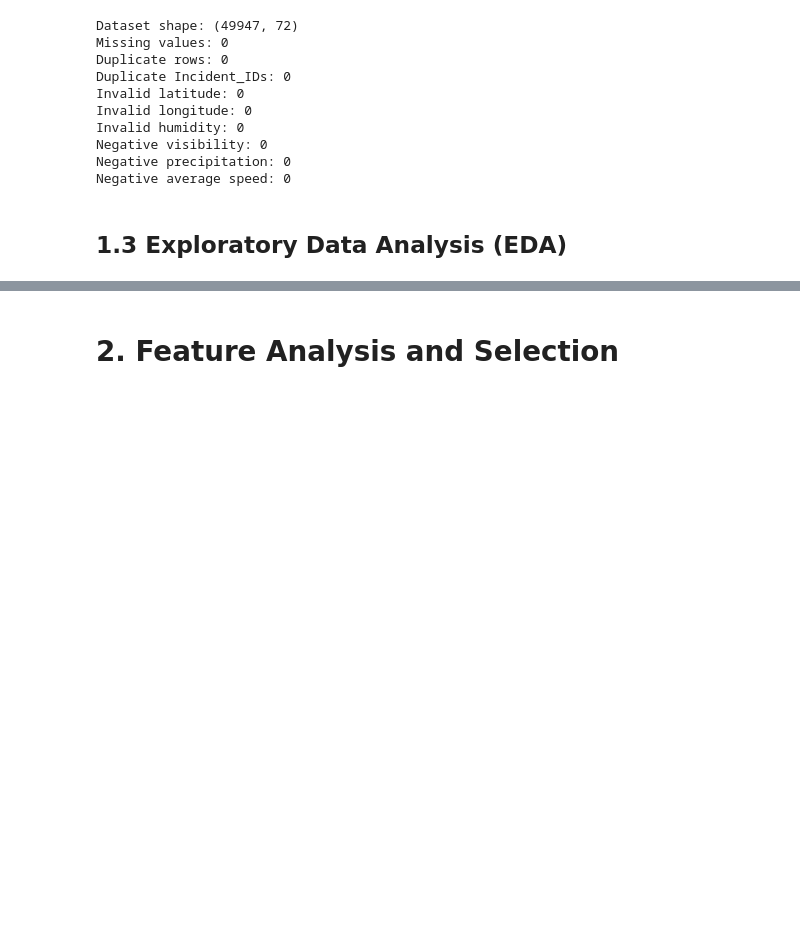
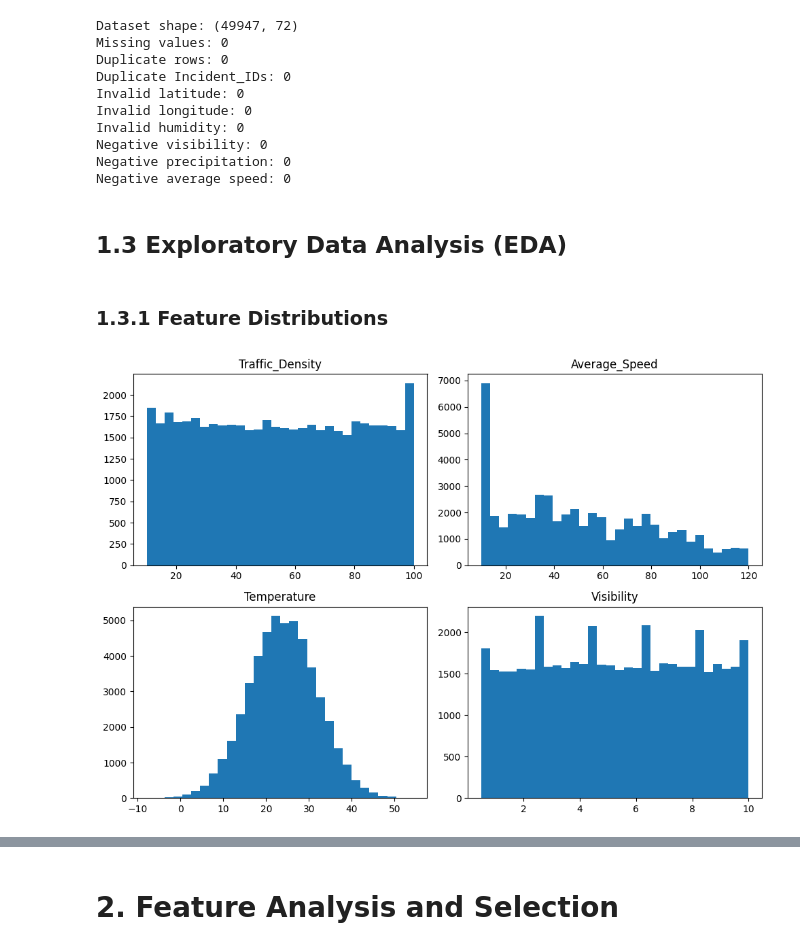
Before and after one commit to zeemohamed7/ai-traffic-project, a Jupyter notebook: IT7009_Traffic_Incident_FeatureAnalysis.ipynb, the cells around one changed output, grey strips where cells are left out. Cells and saved outputs as stored; diff of their text form; code cells hidden in the pictures; blank space fills up the shorter version.

```diff
--- a/IT7009_Traffic_Incident_FeatureAnalysis.ipynb
+++ b/IT7009_Traffic_Incident_FeatureAnalysis.ipynb
@@ -1006,3 +1008,16 @@ df_eda = pd.read_csv(
     parse_dates=["Start_Time", "End_Time"],
     dtype={"Postal_Code": str}
 )
+# %% [markdown]
+### 1.3.1 Feature Distributions
+# %%
+import matplotlib.pyplot as plt
+
+columns = ["Traffic_Density", "Average_Speed", "Temperature", "Visibility"]
+
+df_eda[columns].hist(bins=30, figsize=(10, 7), grid=False)
+
+plt.tight_layout()
+plt.show()
+# %% [output]
+[figure, added]
```
Also changed, not shown: parts of 9 cells of this notebook.
